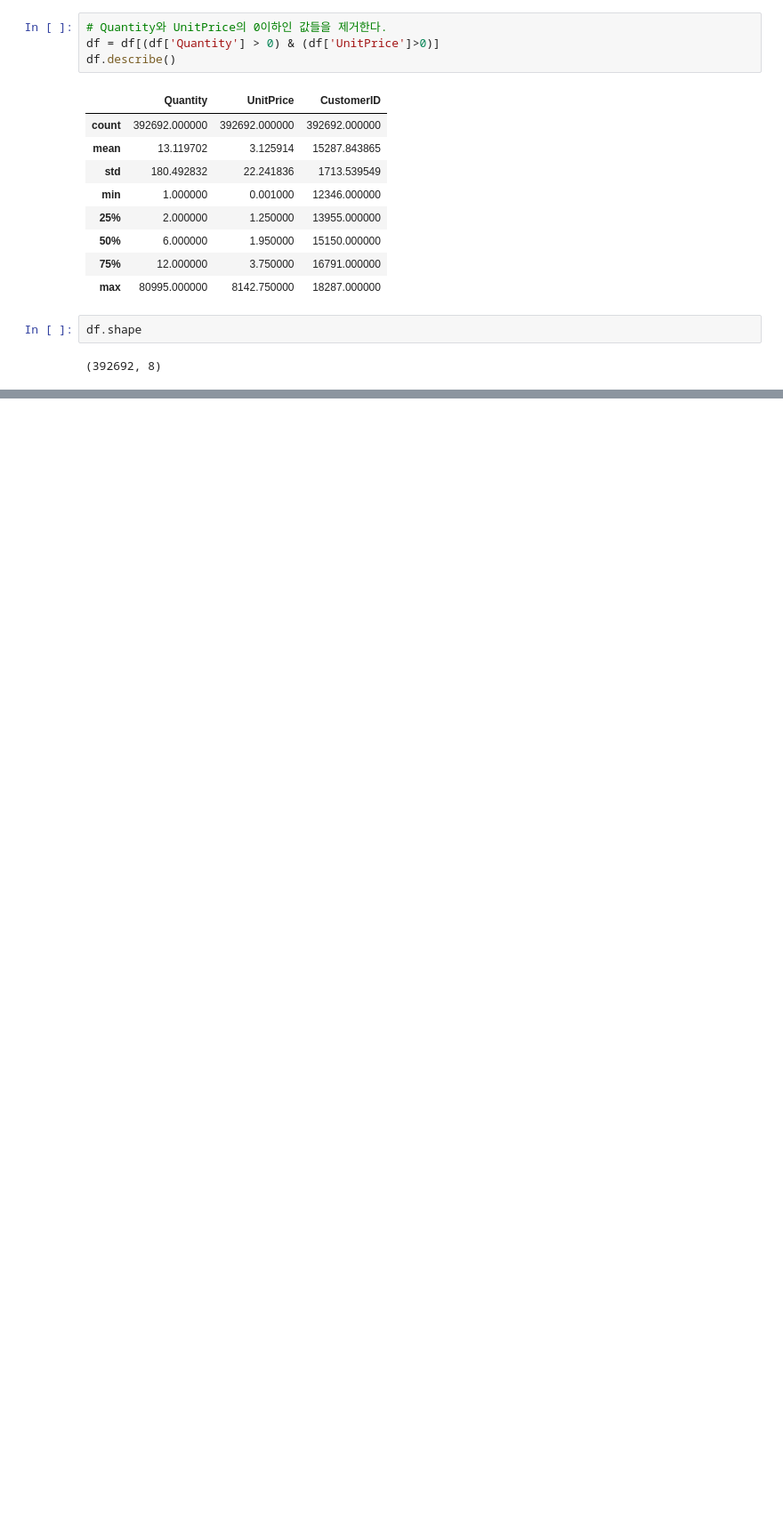
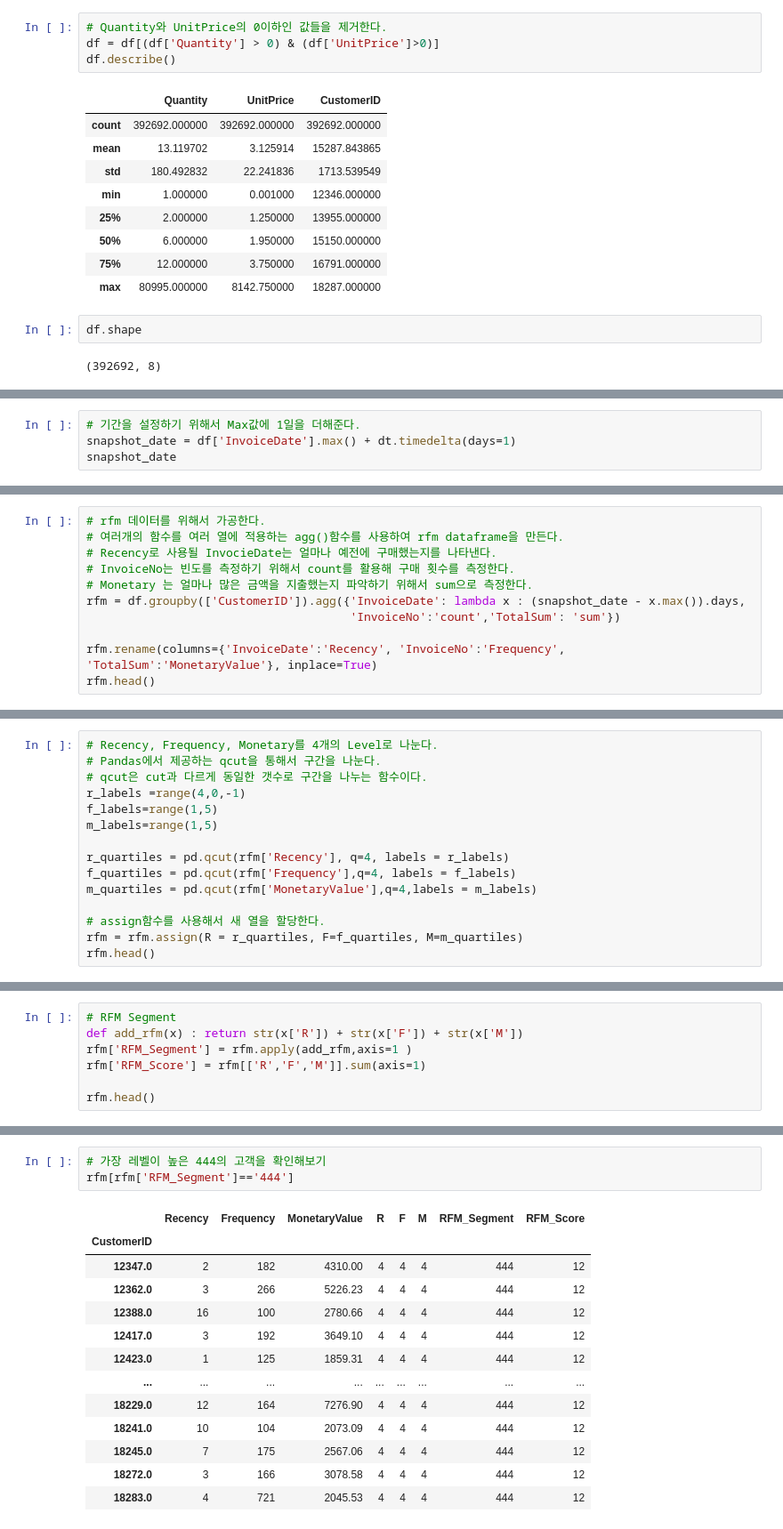
Before and after one commit to lima4/Analysis, a Jupyter notebook: RFM.ipynb, the cells around one changed output, grey strips where cells are left out. Shown at 89% size. Cells and saved outputs as stored; diff of their text form; blank space fills up the shorter version.

```diff
--- a/RFM.ipynb
+++ b/RFM.ipynb
@@ -124,0 +152,4 @@ df.shape
+# %%
+# 기간을 설정하기 위해서 Max값에 1일을 더해준다.
+snapshot_date = df['InvoiceDate'].max() + dt.timedelta(days=1)
+snapshot_date
@@ -124,0 +162,11 @@ df.shape
+# %%
+# rfm 데이터를 위해서 가공한다.
+# 여러개의 함수를 여러 열에 적용하는 agg()함수를 사용하여 rfm dataframe을 만든다.
+# Recency로 사용될 InvocieDate는 얼마나 예전에 구매했는지를 나타낸다.
+# InvoiceNo는 빈도를 측정하기 위해서 count를 활용해 구매 횟수를 측정한다.
+# Monetary 는 얼마나 많은 금액을 지출했는지 파악하기 위해서 sum으로 측정한다.
+rfm = df.groupby(['CustomerID']).agg({'InvoiceDate': lambda x : (snapshot_date - x.max()).days,
+                                      'InvoiceNo':'count','TotalSum': 'sum'})
+
+rfm.rename(columns={'InvoiceDate':'Recency', 'InvoiceNo':'Frequency', 'TotalSum':'MonetaryValue'}, inplace=True)
+rfm.head()
@@ -124,0 +197,15 @@ df.shape
+# %%
+# Recency, Frequency, Monetary를 4개의 Level로 나눈다.
+# Pandas에서 제공하는 qcut을 통해서 구간을 나눈다.
+# qcut은 cut과 다르게 동일한 갯수로 구간을 나누는 함수이다.
+r_labels =range(4,0,-1)
+f_labels=range(1,5)
+m_labels=range(1,5)
+
+r_quartiles = pd.qcut(rfm['Recency'], q=4, labels = r_labels)
+f_quartiles = pd.qcut(rfm['Frequency'],q=4, labels = f_labels)
+m_quartiles = pd.qcut(rfm['MonetaryValue'],q=4,labels = m_labels)
+
+# assign함수를 사용해서 새 열을 할당한다.
+rfm = rfm.assign(R = r_quartiles, F=f_quartiles, M=m_quartiles)
+rfm.head()
@@ -124,0 +220,7 @@ df.shape
+# %%
+# RFM Segment
+def add_rfm(x) : return str(x['R']) + str(x['F']) + str(x['M'])
+rfm['RFM_Segment'] = rfm.apply(add_rfm,axis=1 )
+rfm['RFM_Score'] = rfm[['R','F','M']].sum(axis=1)
+
+rfm.head()
@@ -124,0 +253,17 @@ df.shape
+# %%
+# 가장 레벨이 높은 444의 고객을 확인해보기
+rfm[rfm['RFM_Segment']=='444']
+# %% [output]
+|  | Recency | Frequency | MonetaryValue | R | F | M | RFM_Segment | RFM_Score |
+| CustomerID |  |  |  |  |  |  |  |  |
+| 12347.0 | 2 | 182 | 4310.00 | 4 | 4 | 4 | 444 | 12 |
+| 12362.0 | 3 | 266 | 5226.23 | 4 | 4 | 4 | 444 | 12 |
+| 12388.0 | 16 | 100 | 2780.66 | 4 | 4 | 4 | 444 | 12 |
+| 12417.0 | 3 | 192 | 3649.10 | 4 | 4 | 4 | 444 | 12 |
+| 12423.0 | 1 | 125 | 1859.31 | 4 | 4 | 4 | 444 | 12 |
+| ... | ... | ... | ... | ... | ... | ... | ... | ... |
+| 18229.0 | 12 | 164 | 7276.90 | 4 | 4 | 4 | 444 | 12 |
+| 18241.0 | 10 | 104 | 2073.09 | 4 | 4 | 4 | 444 | 12 |
+| 18245.0 | 7 | 175 | 2567.06 | 4 | 4 | 4 | 444 | 12 |
+| 18272.0 | 3 | 166 | 3078.58 | 4 | 4 | 4 | 444 | 12 |
+| 18283.0 | 4 | 721 | 2045.53 | 4 | 4 | 4 | 444 | 12 |
```
Also changed, not shown: parts of 13 cells of this notebook.
